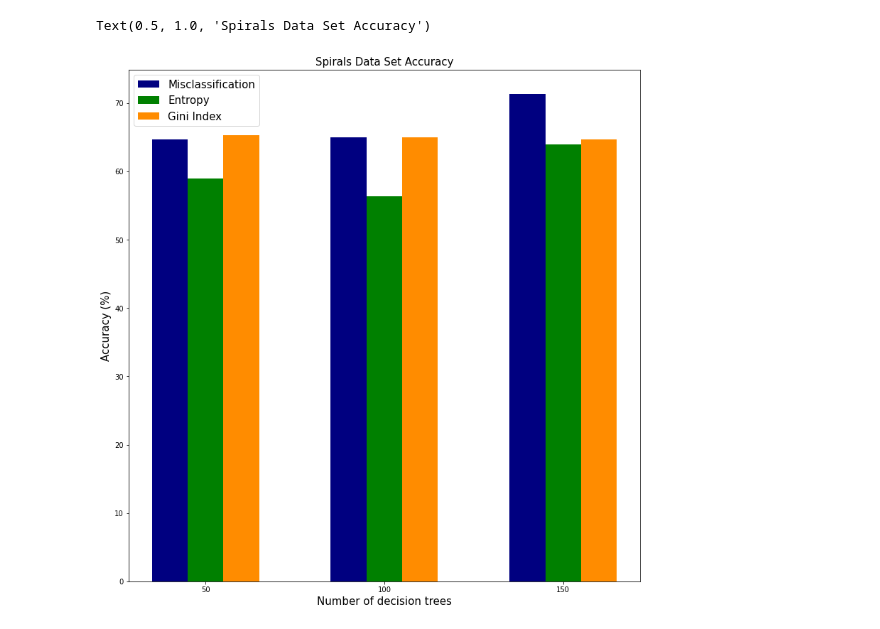
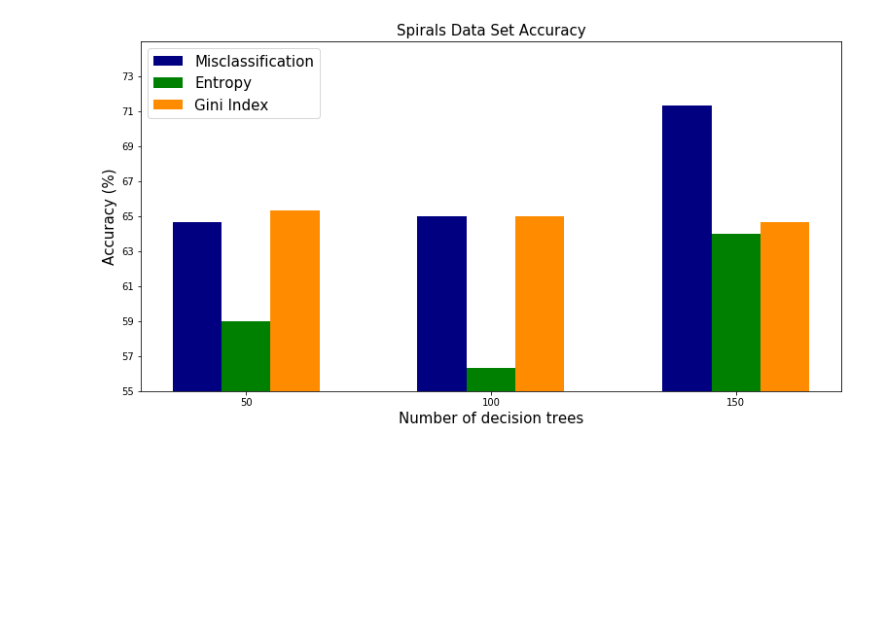
Before and after one commit to A-Howedy/RandomForest-SVM, a Jupyter notebook: Untitled.ipynb, the cells around one changed output. Saved outputs shown, nothing was run; the diff lists cells and outputs as text; code cells hidden in the pictures; blank space fills up the shorter version.

```diff
--- a/Untitled.ipynb
+++ b/Untitled.ipynb
@@ -79,22 +95,25 @@ plt.title("Spirals Data Set Accuracy", fontsize = 15)
 # %%
 C = np.array([196,195,194])/300
 B = np.array([177,169,192])/300
 A = np.array([194,195,214])/300
 
-fig = plt.figure(figsize=(10,10))
+fig = plt.figure(figsize=(10,5))
 ax = fig.add_axes([0,0,1,1])
 num_of_trees = np.array(num_of_trees)
 ax.bar(num_of_trees-10, A*100, color = 'navy', width = 10)
 ax.bar(num_of_trees, B*100, color='g',width=10)
 ax.bar(num_of_trees+10,C*100,color='darkorange',width=10)
 ax.set_xticks(num_of_trees)
+ax.set_yticks(np.arange(55,75,2))
 ax.set_ylabel("Accuracy (%)", fontsize = 15)
 ax.set_xlabel("Number of decision trees", fontsize = 15)
 ax.legend(['Misclassification','Entropy','Gini Index'], fontsize = 15)
+plt.ylim([55,75])
 plt.title("Spirals Data Set Accuracy", fontsize = 15)
+
+plt.savefig('out/acc_spirals.jpg')
 # %% [output]
-Text(0.5, 1.0, 'Spirals Data Set Accuracy')
-[figure, old version]
+[figure, new version]
 # %%
 C = np.array([[326,432,470],[322,453,468],[345,448,464]])/540
 B = np.array([[54,43,50],[43,59,50],[50,47,53]])/540
```
Also changed, not shown: parts of 8 cells of this notebook, 8 other files.
